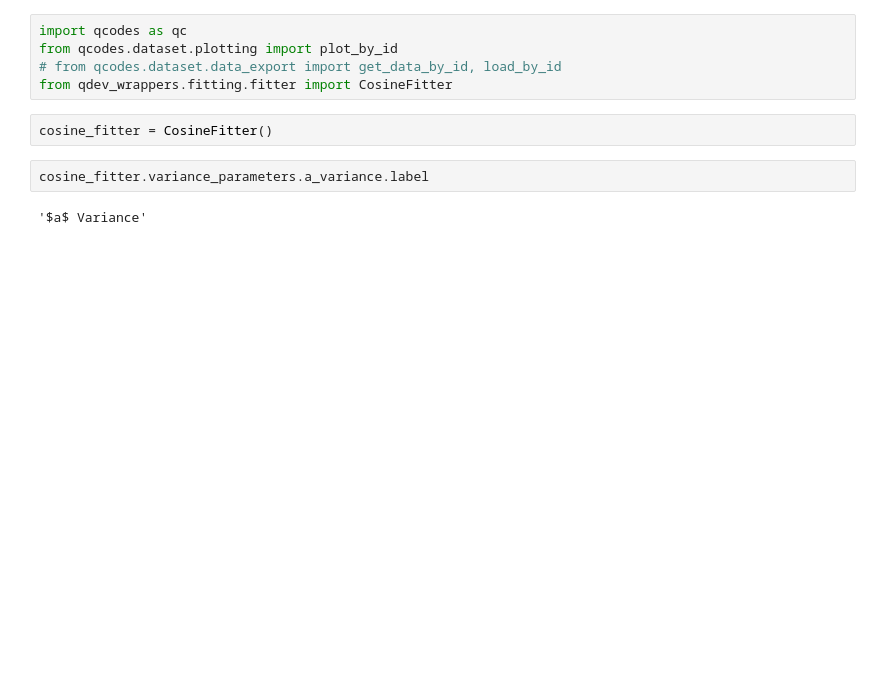
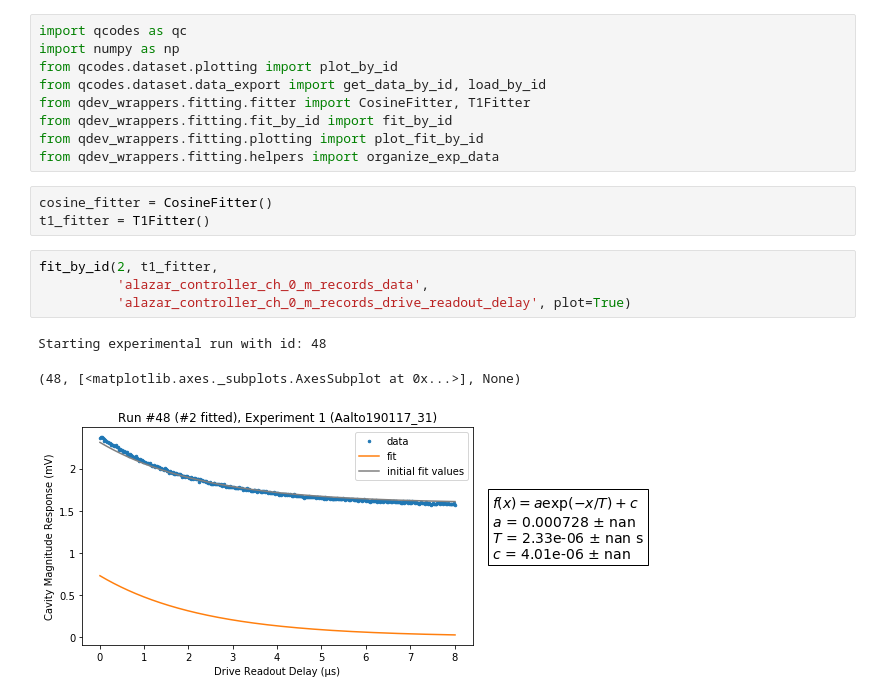
Before and after one commit to qdev-dk/qdev-wrappers, a Jupyter notebook: examples/fitting/Fit_by_id.ipynb, the cells around one changed output. Drawn from its saved outputs; the diff is of its cells as text; blank space fills up the shorter version.

Commit message:
rewritted to use load_by_id instead of get_data_by_id and works to first order, example notebook needs work

```diff
--- a/examples/fitting/Fit_by_id.ipynb
+++ b/examples/fitting/Fit_by_id.ipynb
@@ -1,11 +1,20 @@
 # %%
 import qcodes as qc
+import numpy as np
 from qcodes.dataset.plotting import plot_by_id
-# from qcodes.dataset.data_export import get_data_by_id, load_by_id
-from qdev_wrappers.fitting.fitter import CosineFitter
+from qcodes.dataset.data_export import get_data_by_id, load_by_id
+from qdev_wrappers.fitting.fitter import CosineFitter, T1Fitter
+from qdev_wrappers.fitting.fit_by_id import fit_by_id
+from qdev_wrappers.fitting.plotting import plot_fit_by_id
+from qdev_wrappers.fitting.helpers import organize_exp_data
 # %%
 cosine_fitter = CosineFitter()
+t1_fitter = T1Fitter()
-# %%
-cosine_fitter.variance_parameters.a_variance.label
-# %% [output]
-'$a$ Variance'
+# %%
+fit_by_id(2, t1_fitter,
+          'alazar_controller_ch_0_m_records_data',
+          'alazar_controller_ch_0_m_records_drive_readout_delay', plot=True)
+# %% [output]
+Starting experimental run with id: 48
+(48, [<matplotlib.axes._subplots.AxesSubplot at 0x...>], None)
+[figure, added]
```
Also changed, not shown: parts of 13 cells of this notebook, 7 other files.
